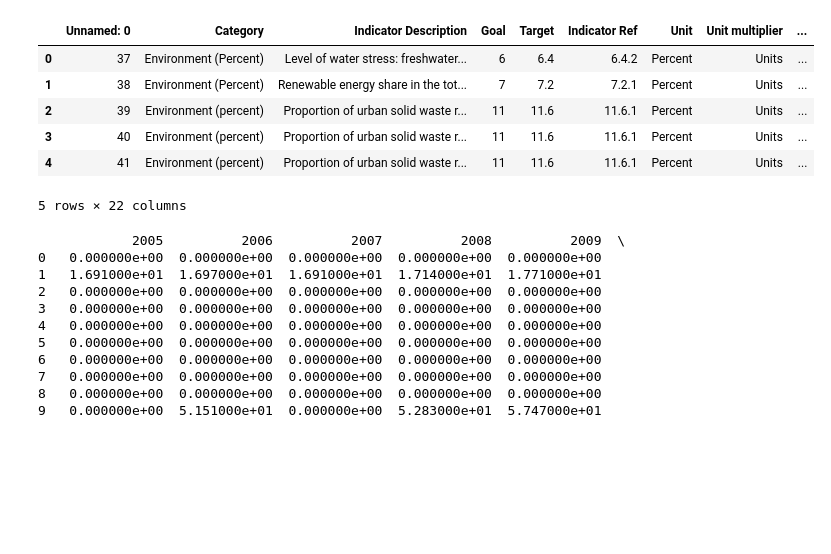
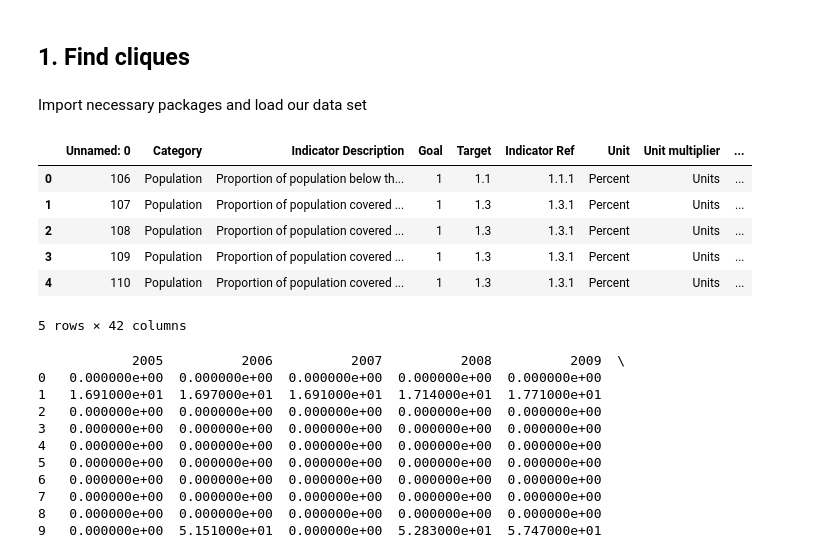
Before and after one commit to felix-laumann/MBML-SDG-targets, a Jupyter notebook: intermediate_df/infer latent time-series values.ipynb, the cells around one changed output. Drawn from its saved outputs; the diff is of its cells as text; code cells hidden in the pictures; blank space fills up the shorter version.

```diff
--- a/intermediate_df/infer latent time-series values.ipynb
+++ b/intermediate_df/infer latent time-series values.ipynb
@@ -3,3 +11,7 @@
+# %% [markdown]
+## 1. Find cliques
+# %% [markdown]
+Import necessary packages and load our data set
 # %%
 import numpy as np
 import pandas as pd
@@ -8,16 +20,16 @@ import pystan
 import os
 # %%
 # load csv
-df = pd.read_csv("environment.csv")
+df = pd.read_csv("TargetsForAnalysis.csv")
 df.head()
 # %% [output]
 |  | Unnamed: 0 | Category | Indicator Description | Goal | Target | Indicator Ref | Unit | Unit multiplier | ... |
-| 0 | 37 | Environment (Percent) | Level of water stress: freshwater... | 6 | 6.4 | 6.4.2 | Percent | Units | ... |
-| 1 | 38 | Environment (Percent) | Renewable energy share in the tot... | 7 | 7.2 | 7.2.1 | Percent | Units | ... |
-| 2 | 39 | Environment (percent) | Proportion of urban solid waste r... | 11 | 11.6 | 11.6.1 | Percent | Units | ... |
-| 3 | 40 | Environment (percent) | Proportion of urban solid waste r... | 11 | 11.6 | 11.6.1 | Percent | Units | ... |
-| 4 | 41 | Environment (percent) | Proportion of urban solid waste r... | 11 | 11.6 | 11.6.1 | Percent | Units | ... |
+| 0 | 106 | Population | Proportion of population below th... | 1 | 1.1 | 1.1.1 | Percent | Units | ... |
+| 1 | 107 | Population | Proportion of population covered ... | 1 | 1.3 | 1.3.1 | Percent | Units | ... |
+| 2 | 108 | Population | Proportion of population covered ... | 1 | 1.3 | 1.3.1 | Percent | Units | ... |
+| 3 | 109 | Population | Proportion of population covered ... | 1 | 1.3 | 1.3.1 | Percent | Units | ... |
+| 4 | 110 | Population | Proportion of population covered ... | 1 | 1.3 | 1.3.1 | Percent | Units | ... |
-5 rows × 22 columns
+5 rows × 42 columns
 # %%
 df_new = df.add
 # %%
```
Also changed, not shown: parts of 4 cells of this notebook, 6 other files.
